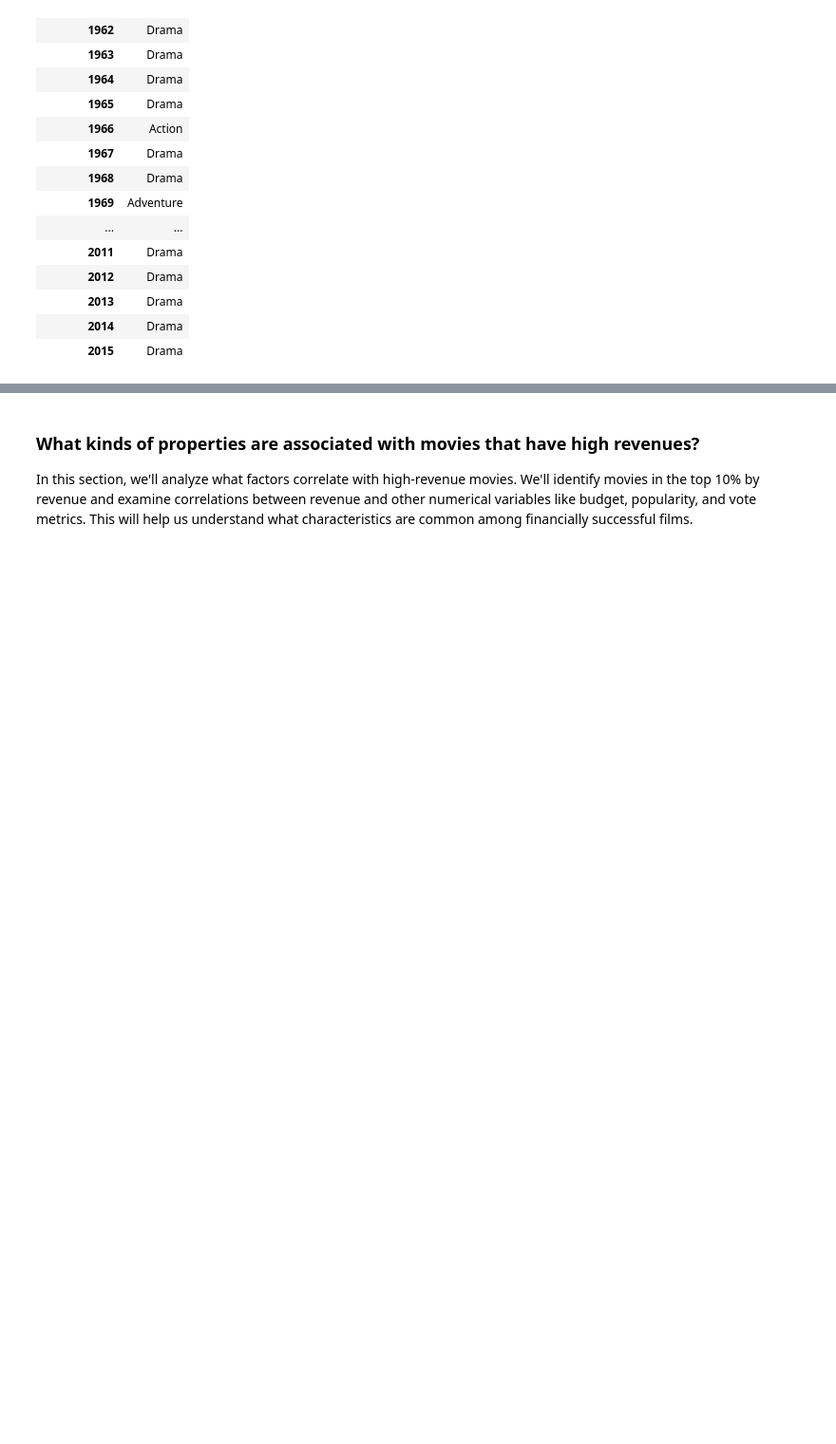
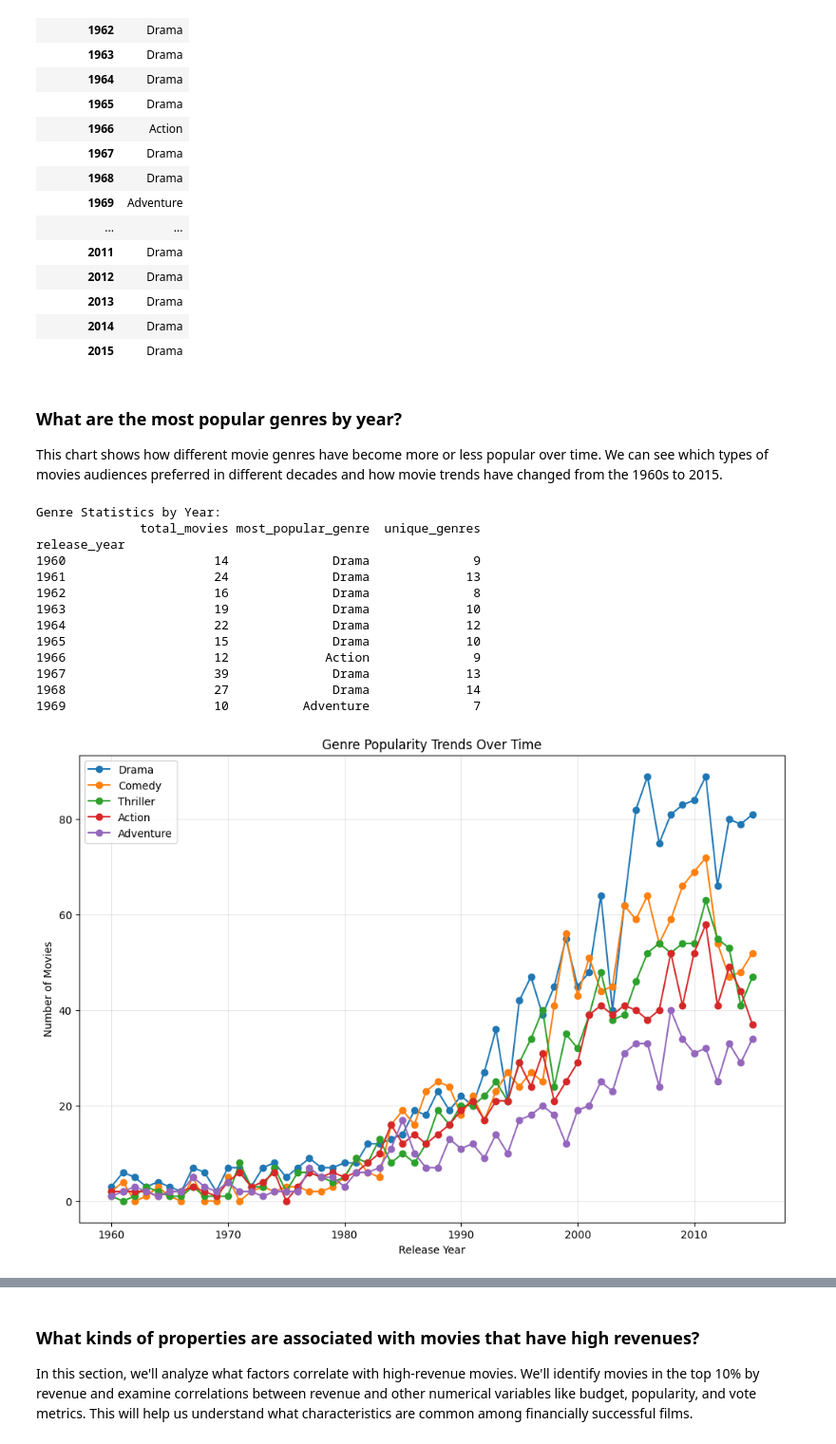
Before and after one commit to SalehAlhuqayl/Investigate-a-Dataset-Database-TMDb-movie-data, a Jupyter notebook: Investigate_a_Dataset.ipynb, the cells around one changed output, grey strips where cells are left out. Shown at 95% size. Saved outputs shown, nothing was run; the diff lists cells and outputs as text; code cells hidden in the pictures; blank space fills up the shorter version.

```diff
--- a/Investigate_a_Dataset.ipynb
+++ b/Investigate_a_Dataset.ipynb
@@ -259,3 +259,45 @@ display(genre_by_year)
 | 2013 | Drama |
 | 2014 | Drama |
 | 2015 | Drama |
+# %% [markdown]
+### What are the most popular genres by year?
+
+This chart shows how different movie genres have become more or less popular over time.
+We can see which types of movies audiences preferred in different decades and how
+movie trends have changed from the 1960s to 2015.
+# %%
+# Analysis of most popular genres by year
+# Statistics: Create a comprehensive statistical summary of the most popular genres by year
+genre_stats = df_genres.groupby('release_year')['genres'].agg(['count', lambda x: x.mode()[0], 'nunique'])
+genre_stats.columns = ['total_movies', 'most_popular_genre', 'unique_genres']
+print("Genre Statistics by Year:")
+print(genre_stats.head(10))
+
+# Create a visualization showing genre popularity trends
+plt.figure(figsize=(12, 8))
+genre_counts = df_genres.groupby(['release_year', 'genres']).size().unstack(fill_value=0)
+top_genres = genre_counts.sum().nlargest(5).index
+for genre in top_genres:
+    plt.plot(genre_counts.index, genre_counts[genre], label=genre, marker='o')
+
+plt.title('Genre Popularity Trends Over Time')
+plt.xlabel('Release Year')
+plt.ylabel('Number of Movies')
+plt.legend()
+plt.grid(True, alpha=0.3)
+plt.show()
+# %% [output]
+Genre Statistics by Year:
+              total_movies most_popular_genre  unique_genres
+release_year
+1960                    14              Drama              9
+1961                    24              Drama             13
+1962                    16              Drama              8
+1963                    19              Drama             10
+1964                    22              Drama             12
+1965                    15              Drama             10
+1966                    12             Action              9
+1967                    39              Drama             13
+1968                    27              Drama             14
+1969                    10          Adventure              7
+[figure, added]
```
Also changed, not shown: parts of 6 cells of this notebook, 1 other file.
